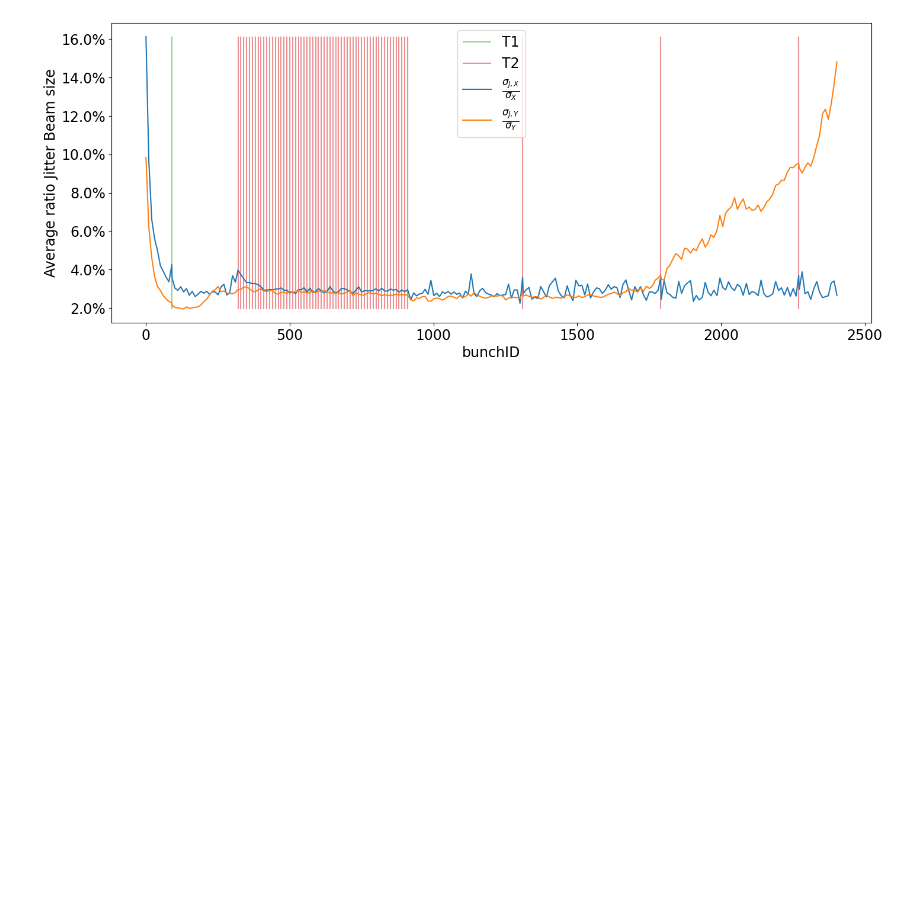
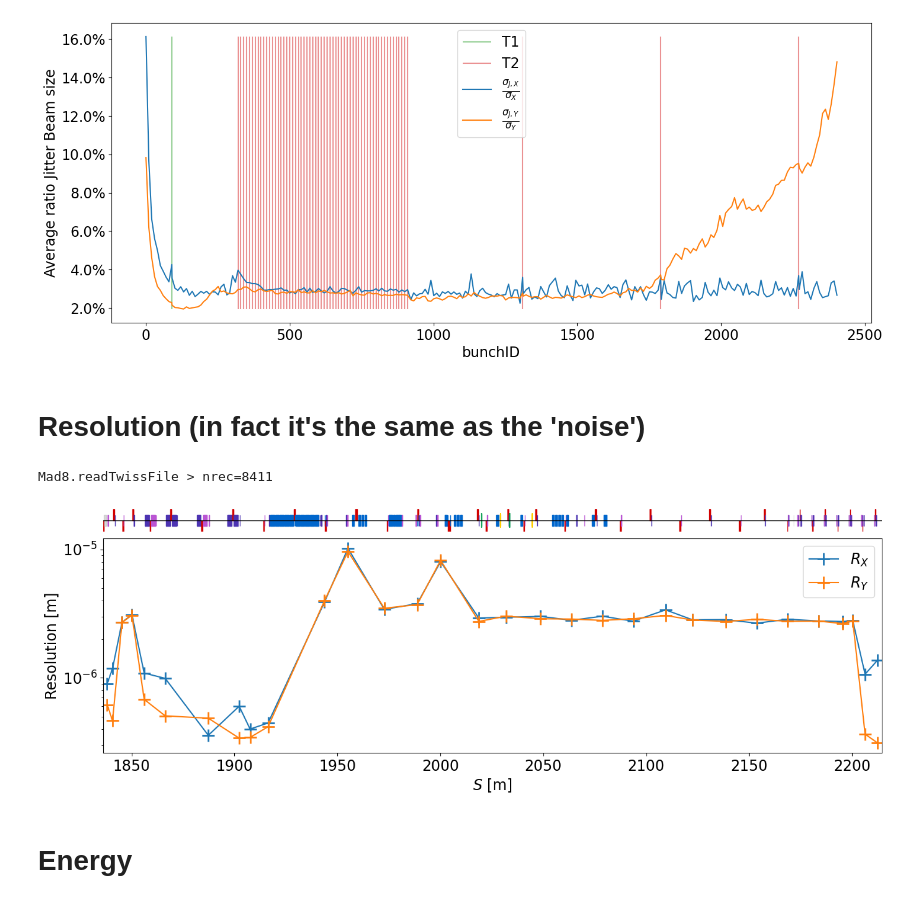
Before and after one commit to MarinDeniaud/luxe-backgrounds, a Jupyter notebook: 06_analysis/jupyter_notebooks/XFEL_data.ipynb, the cells around one changed output. Saved outputs shown, nothing was run; the diff lists cells and outputs as text; code cells hidden in the pictures; blank space fills up the shorter version.

```diff
--- a/06_analysis/jupyter_notebooks/XFEL_data.ipynb
+++ b/06_analysis/jupyter_notebooks/XFEL_data.ipynb
@@ -150,3 +175,12 @@ Mad8.readTwissFile > nrec=8411
 Mad8.readTwissFile > nrec=8541
 Caluclate average jitter for bunch 243/243: |██████████████████████████████████████████████████| 100.0% Complete
 [figure]
+# %% [markdown]
+# Resolution (in fact it's the same as the 'noise')
+# %%
+XFEL_BPM.plotResolution(df, '../../01_mad8/XFEL_Lattice_9/TWISS_T5D', bunches=6, figsize=[14, 5], ylog=True)
+# %% [output]
+Mad8.readTwissFile > nrec=8411
+[figure, added]
+# %% [markdown]
+# Energy
```
Also changed, not shown: parts of 32 cells of this notebook.
